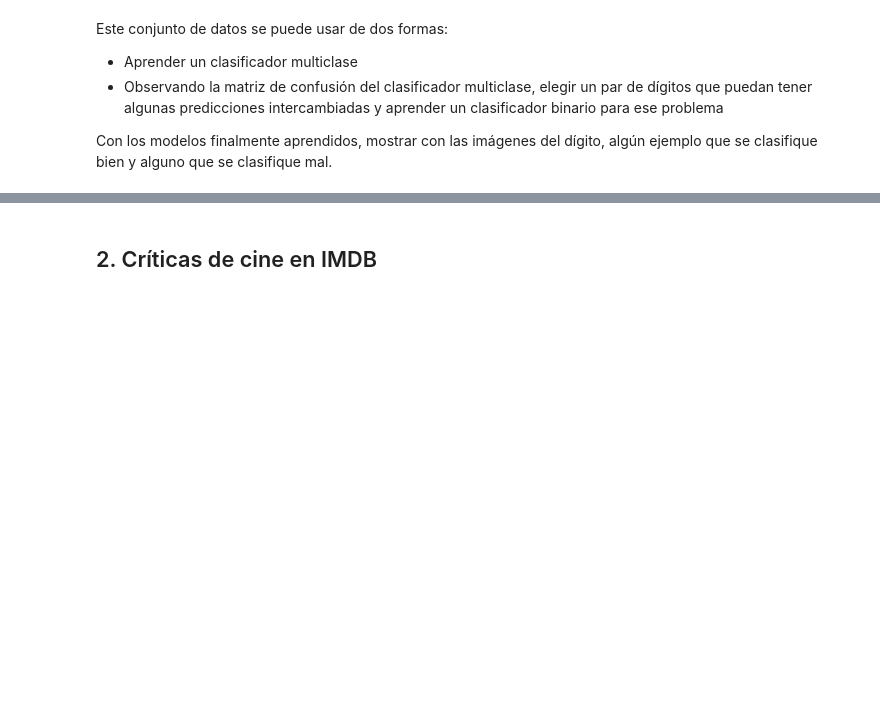
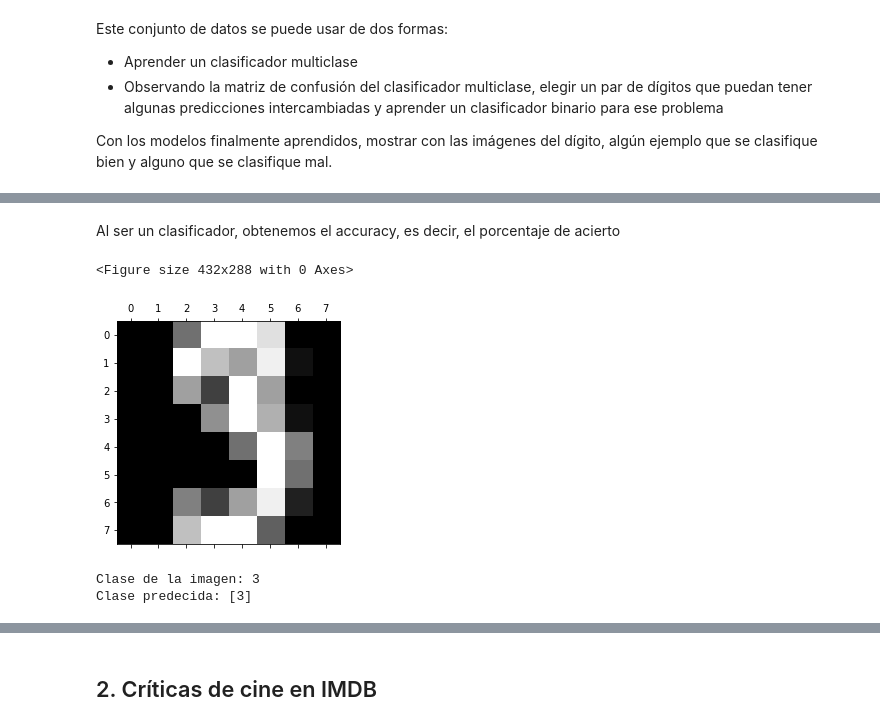
Before and after one commit to Xus72/AIA, a Jupyter notebook: Ejercicio sklearn.ipynb, the cells around one changed output, grey strips where cells are left out. Drawn from its saved outputs; the diff is of its cells as text; code cells hidden in the pictures; blank space fills up the shorter version.

```diff
--- a/Ejercicio sklearn.ipynb
+++ b/Ejercicio sklearn.ipynb
@@ -60,0 +125,3 @@ Con los modelos finalmente aprendidos, mostrar con las imágenes del dígito, al
+# %%
+from sklearn.model_selection import train_test_split
+X_train, X_test, y_train, y_test = train_test_split(X_digitos,y_digitos,test_size=0.25,shuffle=False)
@@ -60,0 +140,18 @@ Con los modelos finalmente aprendidos, mostrar con las imágenes del dígito, al
+# %%
+from sklearn.ensemble import RandomForestClassifier
+#Parámetros del Random Forest que usaremos con GridSearchCV para obtener el mejor modelo
+n_estimators = [100, 300, 500]
+max_depth = [5, 8, 15]
+min_samples_split = [2, 5, 10]
+min_samples_leaf = [1, 2, 5]
+
+param = dict(n_estimators = n_estimators, max_depth = max_depth,
+              min_samples_split = min_samples_split,
+             min_samples_leaf = min_samples_leaf)
+
+rfc = RandomForestClassifier()
+# %%
+gsrfc = GridSearchCV(rfc, param, cv = 5, verbose = 1,
+                      n_jobs = -1)
+# %%
+gsrfc.fit(X_train,y_train)
@@ -60,0 +194,13 @@ Con los modelos finalmente aprendidos, mostrar con las imágenes del dígito, al
+# %% [markdown]
+Al ser un clasificador, obtenemos el accuracy, es decir, el porcentaje de acierto
+# %%
+plt.gray()
+plt.matshow(X_test[0].reshape(8,8))
+plt.show()
+print("Clase de la imagen: {}".format(y_test[0]))
+print("Clase predecida: {}".format(gsrfc.predict(X_test[0].reshape(1,-1))))
+# %% [output]
+<Figure size 432x288 with 0 Axes>
+[figure, added]
+Clase de la imagen: 3
+Clase predecida: [3]
```
Also changed, not shown: parts of 127 cells of this notebook.
